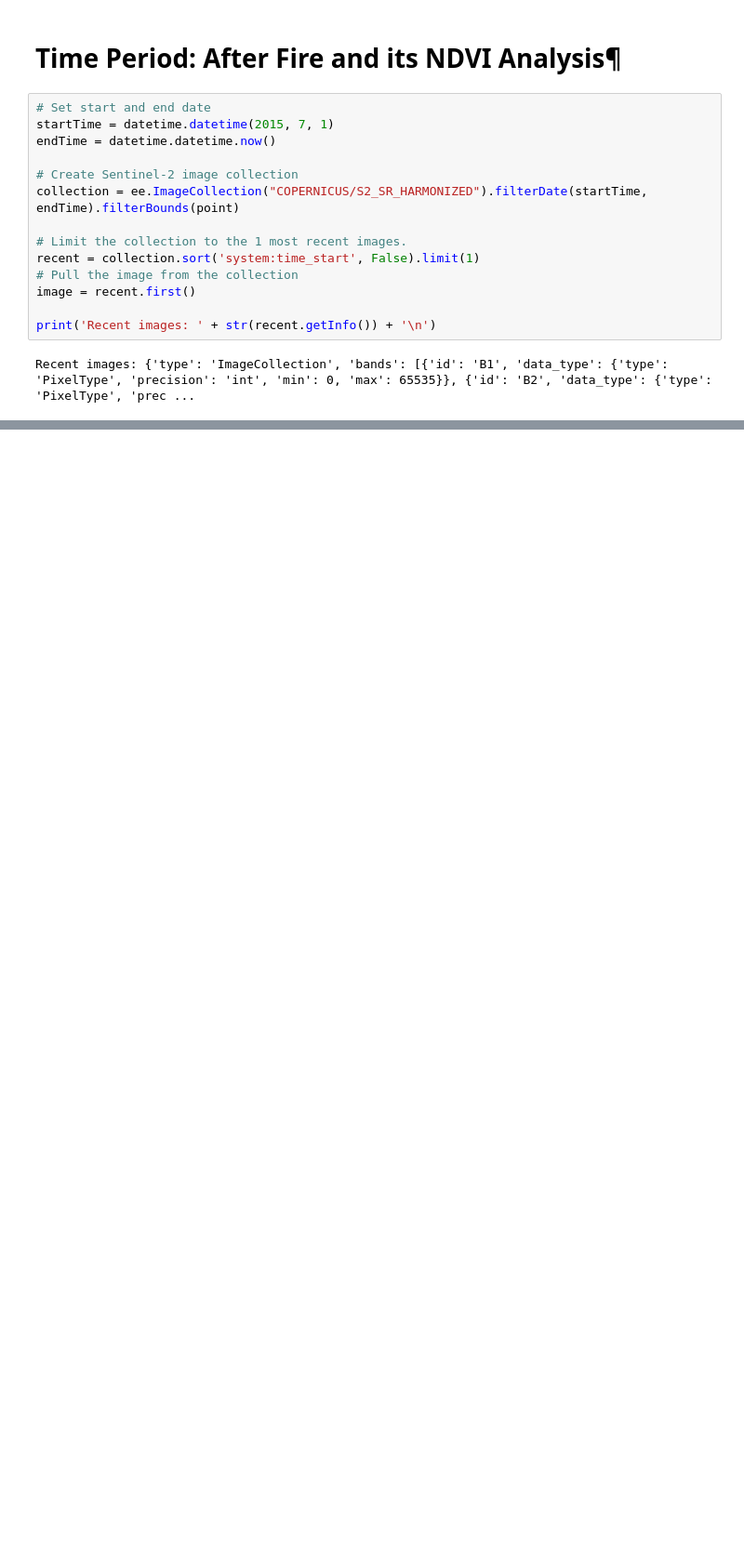
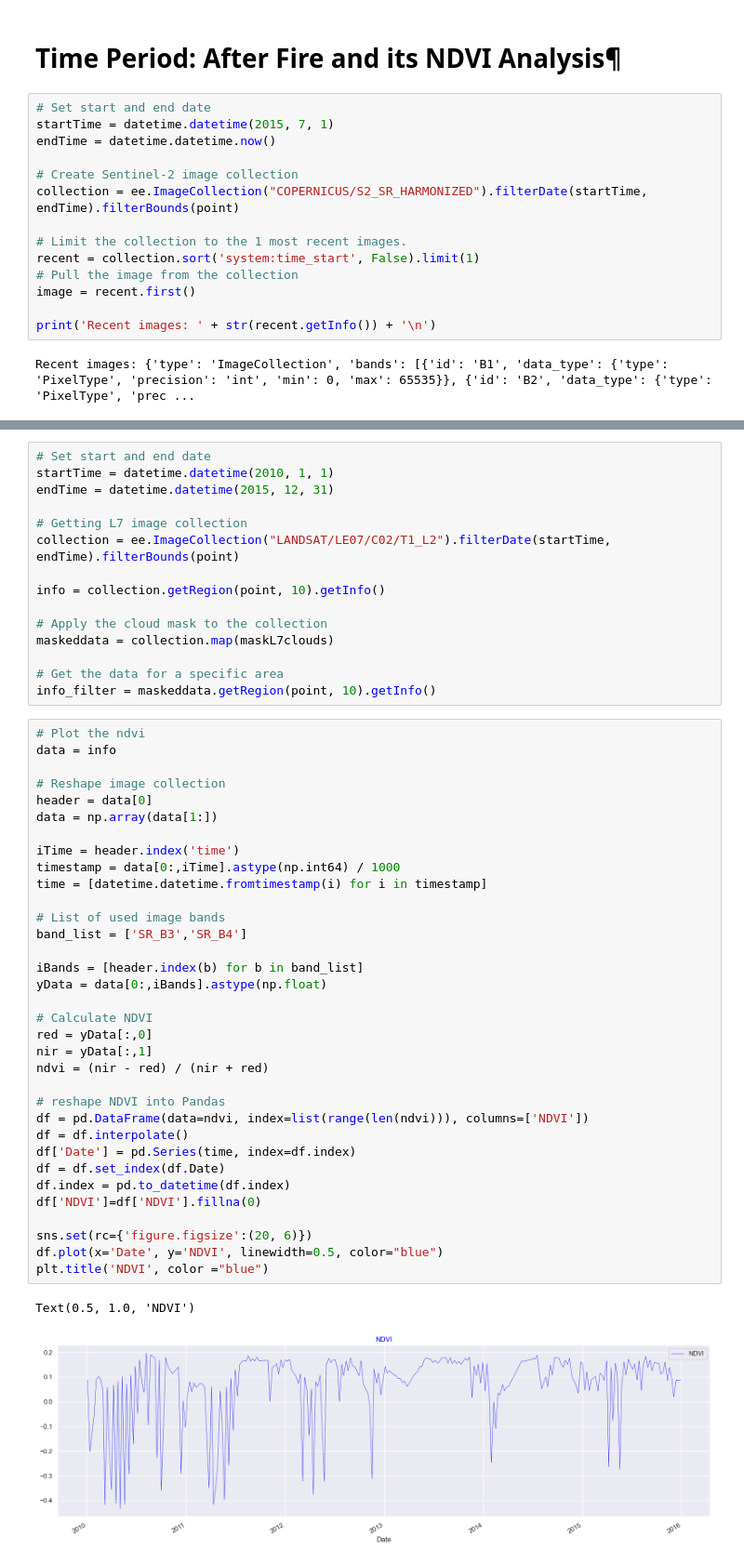
Before and after one commit to sfassberg/changedetection_geog490, a Jupyter notebook: FinalProject_geog494.ipynb, the cells around one changed output, grey strips where cells are left out. Shown: that part at 93% size. Saved outputs shown, nothing was run; the diff lists cells and outputs as text; blank space fills up the shorter version.

```diff
--- a/FinalProject_geog494.ipynb
+++ b/FinalProject_geog494.ipynb
@@ -434,0 +532,52 @@ Map(center=[37.824, -119.634], controls=(WidgetControl(options=['position', 'tra
+# %%
+# Set start and end date
+startTime = datetime.datetime(2010, 1, 1)
+endTime = datetime.datetime(2015, 12, 31)
+
+# Getting L7 image collection
+collection = ee.ImageCollection("LANDSAT/LE07/C02/T1_L2").filterDate(startTime, endTime).filterBounds(point)
+
+info = collection.getRegion(point, 10).getInfo()
+
+# Apply the cloud mask to the collection
+maskeddata = collection.map(maskL7clouds)
+
+# Get the data for a specific area
+info_filter = maskeddata.getRegion(point, 10).getInfo()
+# %%
+# Plot the ndvi
+data = info
+
+# Reshape image collection
+header = data[0]
+data = np.array(data[1:])
+
+iTime = header.index('time')
+timestamp = data[0:,iTime].astype(np.int64) / 1000
+time = [datetime.datetime.fromtimestamp(i) for i in timestamp]
+
+# List of used image bands
+band_list = ['SR_B3','SR_B4']
+
+iBands = [header.index(b) for b in band_list]
+yData = data[0:,iBands].astype(np.float)
+
+# Calculate NDVI
+red = yData[:,0]
+nir = yData[:,1]
+ndvi = (nir - red) / (nir + red)
+
+# reshape NDVI into Pandas
+df = pd.DataFrame(data=ndvi, index=list(range(len(ndvi))), columns=['NDVI'])
+df = df.interpolate()
+df['Date'] = pd.Series(time, index=df.index)
+df = df.set_index(df.Date)
+df.index = pd.to_datetime(df.index)
+df['NDVI']=df['NDVI'].fillna(0)
+
+sns.set(rc={'figure.figsize':(20, 6)})
+df.plot(x='Date', y='NDVI', linewidth=0.5, color="blue")
+plt.title('NDVI', color ="blue")
+# %% [output]
+Text(0.5, 1.0, 'NDVI')
+[figure, added]
```
Also changed, not shown: parts of 45 cells of this notebook.
